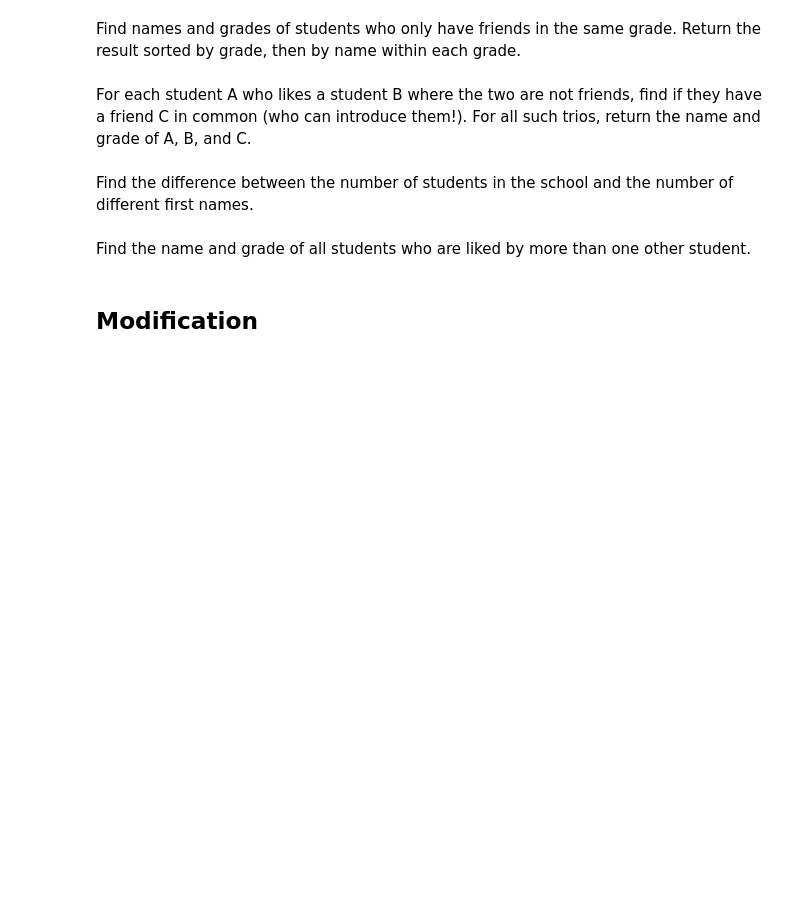
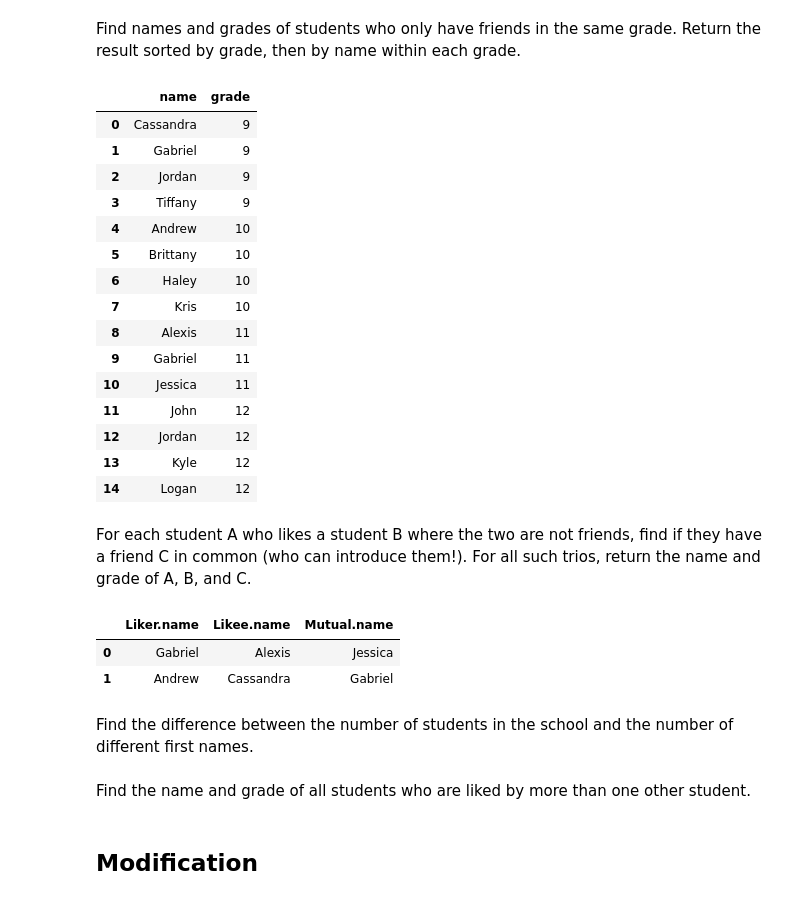
Before and after one commit to dwpsutton/ASI_excercises, a Jupyter notebook: SQL/SQL Workshop Exercises.ipynb, the cells around one changed output. Drawn from its saved outputs; the diff is of its cells as text; code cells hidden in the pictures; blank space fills up the shorter version.

```diff
--- a/SQL/SQL Workshop Exercises.ipynb
+++ b/SQL/SQL Workshop Exercises.ipynb
@@ -191,7 +201,34 @@ For every situation where student A likes student B, but we have no information
 # %% [markdown]
 Find names and grades of students who only have friends in the same grade. Return the result sorted by grade, then by name within each grade.
+# %%
+eg= pd.read_sql("SELECT distinct H1.name, H1.grade FROM ( HighSchooler H1 JOIN Friend ON ID1 == H1.ID ) JOIN HighSchooler H2 ON H2.ID == ID2 WHERE H1.grade = H2.grade ORDER BY H1.grade, H1.name",con)
+eg
+# %% [output]
+|  | name | grade |
+| 0 | Cassandra | 9 |
+| 1 | Gabriel | 9 |
+| 2 | Jordan | 9 |
+| 3 | Tiffany | 9 |
+| 4 | Andrew | 10 |
+| 5 | Brittany | 10 |
+| 6 | Haley | 10 |
+| 7 | Kris | 10 |
+| 8 | Alexis | 11 |
+| 9 | Gabriel | 11 |
+| 10 | Jessica | 11 |
+| 11 | John | 12 |
+| 12 | Jordan | 12 |
+| 13 | Kyle | 12 |
+| 14 | Logan | 12 |
 # %% [markdown]
 For each student A who likes a student B where the two are not friends, find if they have a friend C in common (who can introduce them!). For all such trios, return the name and grade of A, B, and C.
+# %%
+eh= pd.read_sql("SELECT Liker.name, Likee.name, Mutual.name FROM ( SELECT name, ID, L.ID2 as ID2, F.ID2 as FID2  FROM (HighSchooler JOIN Likes L ON ID = L.ID1) JOIN Friend F ON ID = F.ID1 ) AS Liker, ( SELECT name, ID, L.ID2 as ID2, F.ID2 as FID2  FROM (HighSchooler JOIN Likes L ON ID = L.ID1) JOIN Friend F ON ID = F.ID1 ) AS Likee, ( SELECT name, ID FROM HighSchooler JOIN Friend F ON ID = F.ID1 GROUP BY ID ) AS Mutual WHERE Liker.ID2 == Likee.ID and Liker.FID2 == Mutual.ID and Likee.FID2 == Mutual.ID",con)
+eh
+# %% [output]
+|  | Liker.name | Likee.name | Mutual.name |
+| 0 | Gabriel | Alexis | Jessica |
+| 1 | Andrew | Cassandra | Gabriel |
 # %% [markdown]
 Find the difference between the number of students in the school and the number of different first names.
 # %% [markdown]
```
Also changed, not shown: parts of 2 cells of this notebook, 2 other files.
